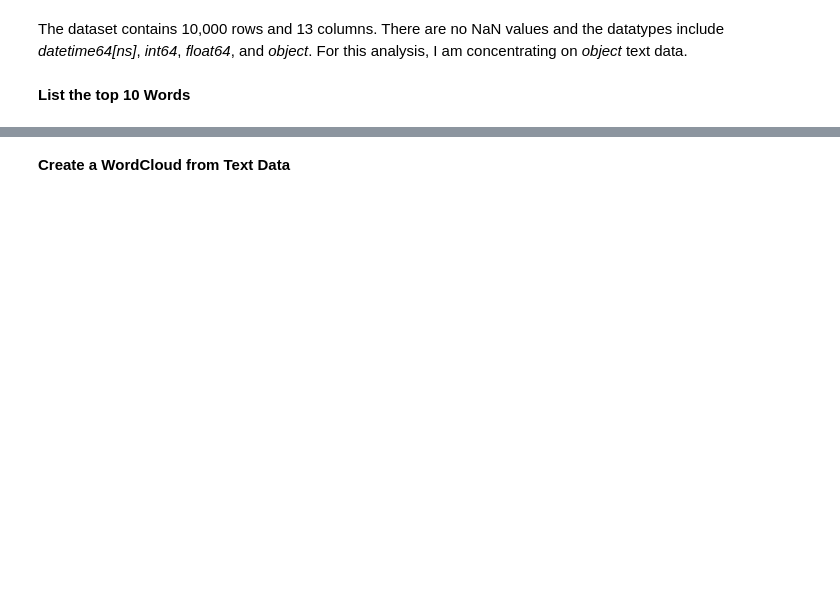
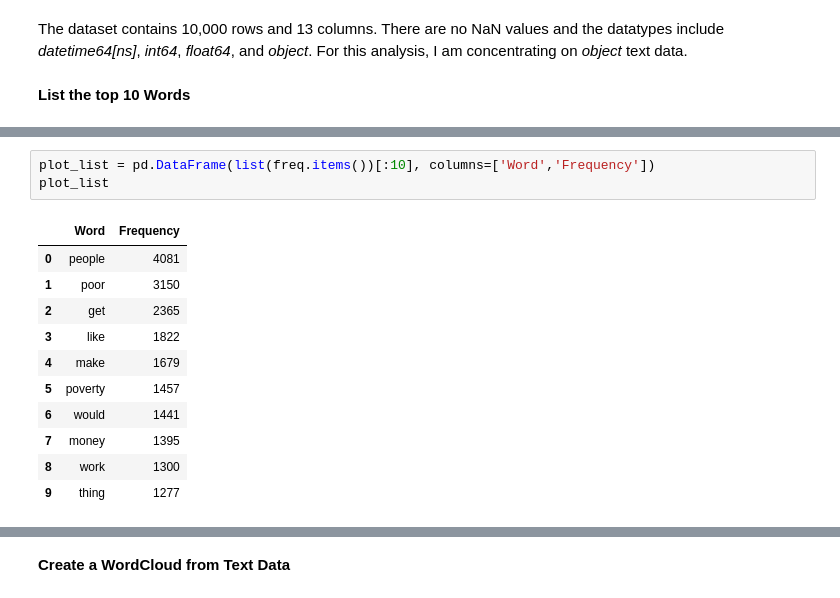
Before and after one commit to wwwinters/msds640assignment6, a Jupyter notebook: notebooks/wwinters_assignment6.ipynb, the cells around one changed output, grey strips where cells are left out. Cells and saved outputs as stored; diff of their text form; blank space fills up the shorter version.

```diff
--- a/notebooks/wwinters_assignment6.ipynb
+++ b/notebooks/wwinters_assignment6.ipynb
@@ -228,0 +263,15 @@ list(freq.items())[:10] # using list to make the output more readable.
+# %%
+plot_list = pd.DataFrame(list(freq.items())[:10], columns=['Word','Frequency'])
+plot_list
+# %% [output]
+|  | Word | Frequency |
+| 0 | people | 4081 |
+| 1 | poor | 3150 |
+| 2 | get | 2365 |
+| 3 | like | 1822 |
+| 4 | make | 1679 |
+| 5 | poverty | 1457 |
+| 6 | would | 1441 |
+| 7 | money | 1395 |
+| 8 | work | 1300 |
+| 9 | thing | 1277 |
```
Also changed, not shown: parts of 47 cells of this notebook, 2 other files.
